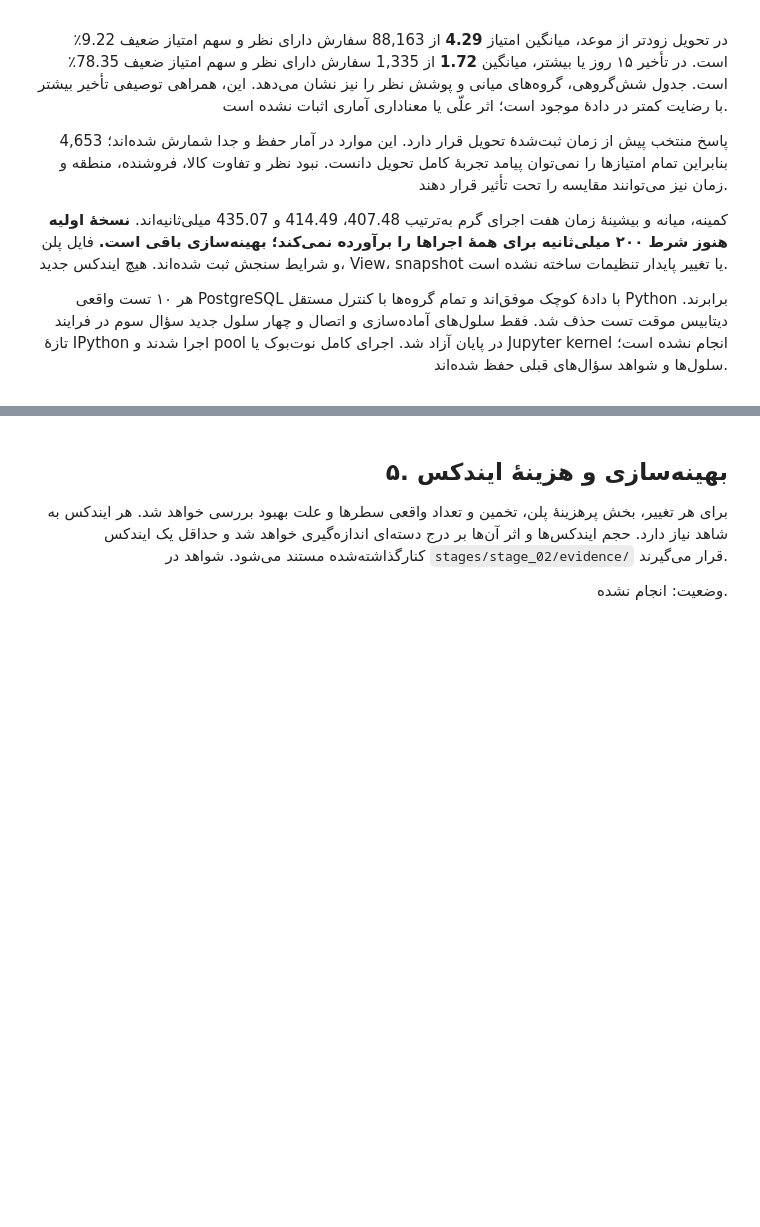
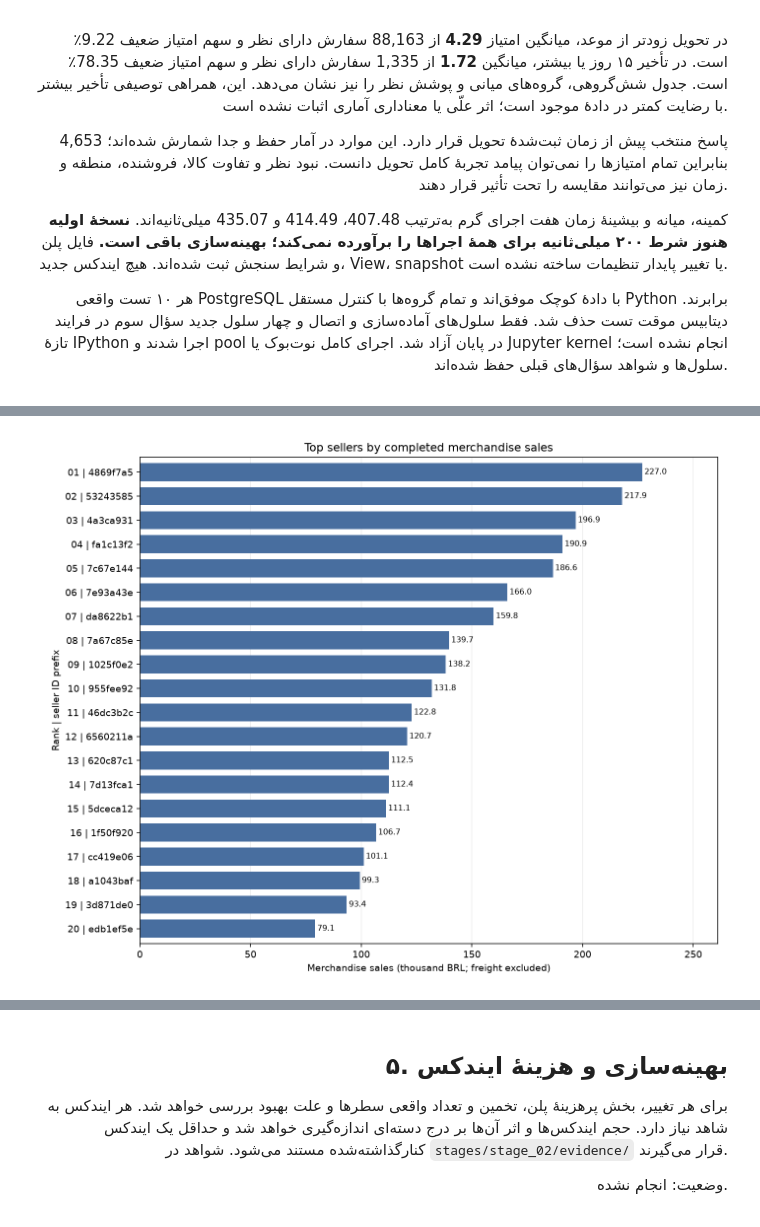
Before and after one commit to Ehsan-soveyzi/data_factory, a Jupyter notebook: stages/stage_02/solution.ipynb, the cells around one changed output, grey strips where cells are left out. Drawn from its saved outputs; the diff is of its cells as text; code cells hidden in the pictures; blank space fills up the shorter version.

Commit message:
fourth query results added.

```diff
--- a/stages/stage_02/solution.ipynb
+++ b/stages/stage_02/solution.ipynb
@@ -1716,0 +1752,18 @@ Benchmark: stages/stage_02/evidence/benchmarks/q3_delivery_review_satisfaction_b
+# %%
+# Read-only Q4 execution; ranking is independent of missing preparation/reviews.
+# Prior questions, DDL and loading are not rerun.
+q4_rows, q4_report, q4_plan = run_seller_baseline(
+    engine, PROJECT_ROOT, start_date=Q4_START_DATE, end_date=Q4_END_DATE,
+    top_n=Q4_TOP_N, warmups=2, repetitions=7, budget_ms=QUERY_BUDGET_MS,
+)
+save_query_evidence(PROJECT_ROOT, "q4_top_seller_performance", q4_rows, q4_report, q4_plan)
+q4_sellers = pd.DataFrame(q4_rows)
+q4_readable = q4_sellers[["revenue_rank", "seller_id", "seller_state",
+    "gross_product_sales_brl", "sold_order_count", "avg_preparation_days", "avg_review_score"]]
+display(HTML(q4_readable.to_html(index=False, na_rep="-")))
+print("Revenue: nominal BRL, excluding freight; preparation: fractional days after approval.")
+print("Full result: stages/stage_02/evidence/quality/q4_top_seller_performance.json")
+print("Metric coverage (one seller/order pair, not one item):")
+display(HTML(q4_sellers[["revenue_rank", "sold_order_count", "preparation_eligible_count",
+    "preparation_excluded_count", "reviewed_order_count", "missing_review_count"]].to_html(index=False)))
+display(pd.DataFrame([q4_report["verification"]["top_totals"]]))
@@ -1716,0 +1810,26 @@ Benchmark: stages/stage_02/evidence/benchmarks/q3_delivery_review_satisfaction_b
+# %%
+import matplotlib.pyplot as plt
+
+# Full seller identifiers remain in the table; chart labels use rank + ID prefix.
+q4_plot = q4_sellers.copy()
+q4_plot["seller_label"] = [f"{r.revenue_rank:02d} | {r.seller_id[:8]}"
+                           for r in q4_plot.itertuples()]
+q4_plot["sales_thousand_brl"] = q4_plot["gross_product_sales_brl"].astype(float) / 1000
+ax = q4_plot.set_index("seller_label")["sales_thousand_brl"].plot.barh(
+    figsize=(10, 8), color="#486E9F", width=0.75,
+    title="Top sellers by completed merchandise sales",
+    xlabel="Merchandise sales (thousand BRL; freight excluded)", ylabel="Rank | seller ID prefix")
+ax.invert_yaxis()
+ax.set_xlim(left=0)
+ax.grid(axis="x", alpha=0.25)
+ax.set_axisbelow(True)
+for position, value in enumerate(q4_plot["sales_thousand_brl"]):
+    ax.text(value + 1, position, f"{value:,.1f}", va="center", fontsize=8)
+ax.set_xlim(right=q4_plot["sales_thousand_brl"].max() * 1.15)
+ax.figure.tight_layout()
+q4_chart_path = PROJECT_ROOT / "stages/stage_02/evidence/quality/q4_top_seller_performance.png"
+ax.figure.savefig(q4_chart_path, dpi=140)
+plt.close(ax.figure)
+display(Image(filename=str(q4_chart_path)))
+# %% [output]
+[figure, added]
```
Also changed, not shown: parts of 7 cells of this notebook, 15 other files.
